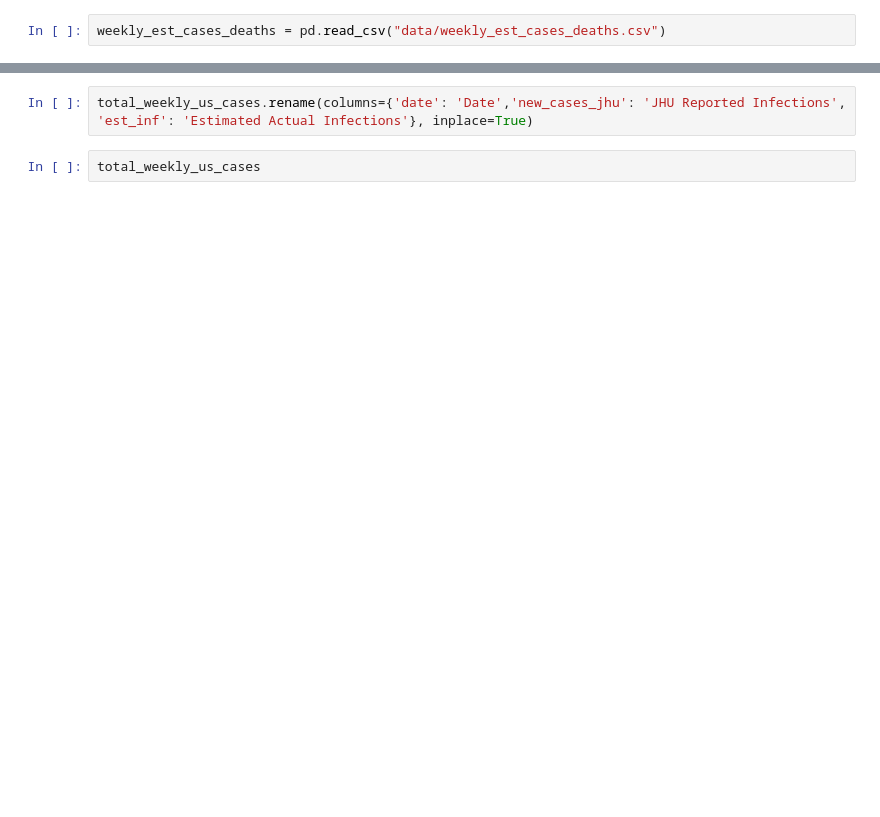
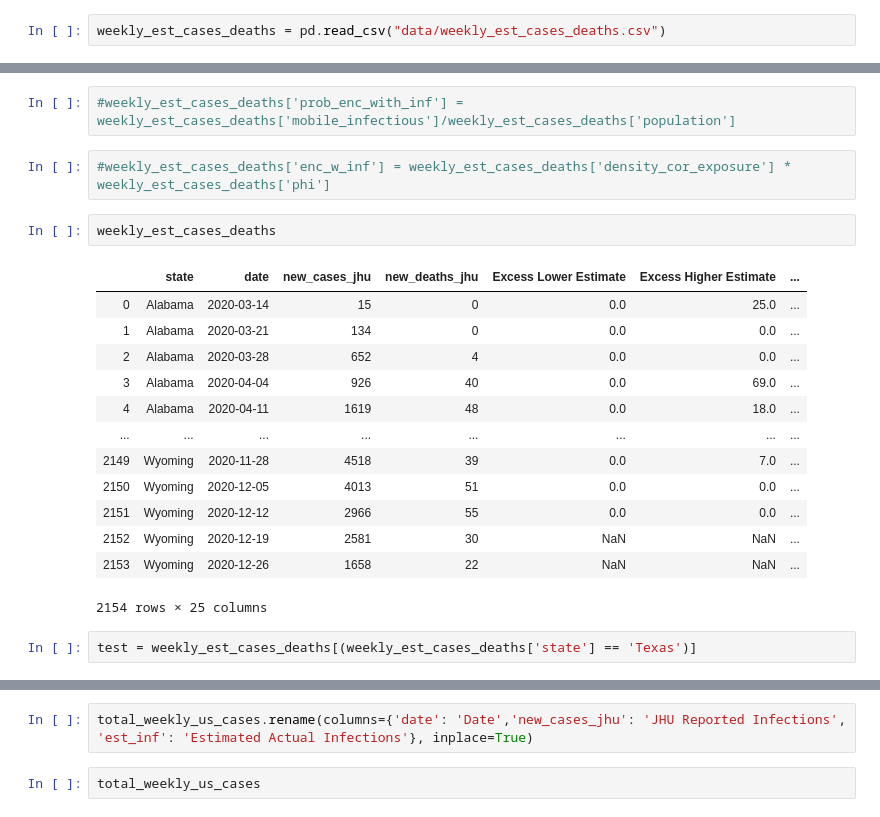
Before and after one commit to robbdunlap/covid_app, a Jupyter notebook: Untitled.ipynb, the cells around one changed output, grey strips where cells are left out. Cells and saved outputs as stored; diff of their text form; blank space fills up the shorter version.

```diff
--- a/Untitled.ipynb
+++ b/Untitled.ipynb
@@ -5,0 +27,22 @@ weekly_est_cases_deaths = pd.read_csv("data/weekly_est_cases_deaths.csv")
+# %%
+#weekly_est_cases_deaths['prob_enc_with_inf'] = weekly_est_cases_deaths['mobile_infectious']/weekly_est_cases_deaths['population']
+# %%
+#weekly_est_cases_deaths['enc_w_inf'] = weekly_est_cases_deaths['density_cor_exposure'] * weekly_est_cases_deaths['phi']
+# %%
+weekly_est_cases_deaths
+# %% [output]
+|  | state | date | new_cases_jhu | new_deaths_jhu | Excess Lower Estimate | Excess Higher Estimate | ... |
+| 0 | Alabama | 2020-03-14 | 15 | 0 | 0.0 | 25.0 | ... |
+| 1 | Alabama | 2020-03-21 | 134 | 0 | 0.0 | 0.0 | ... |
+| 2 | Alabama | 2020-03-28 | 652 | 4 | 0.0 | 0.0 | ... |
+| 3 | Alabama | 2020-04-04 | 926 | 40 | 0.0 | 69.0 | ... |
+| 4 | Alabama | 2020-04-11 | 1619 | 48 | 0.0 | 18.0 | ... |
+| ... | ... | ... | ... | ... | ... | ... | ... |
+| 2149 | Wyoming | 2020-11-28 | 4518 | 39 | 0.0 | 7.0 | ... |
+| 2150 | Wyoming | 2020-12-05 | 4013 | 51 | 0.0 | 0.0 | ... |
+| 2151 | Wyoming | 2020-12-12 | 2966 | 55 | 0.0 | 0.0 | ... |
+| 2152 | Wyoming | 2020-12-19 | 2581 | 30 | NaN | NaN | ... |
+| 2153 | Wyoming | 2020-12-26 | 1658 | 22 | NaN | NaN | ... |
+2154 rows × 25 columns
+# %%
+test = weekly_est_cases_deaths[(weekly_est_cases_deaths['state'] == 'Texas')]
```
Also changed, not shown: parts of 5 cells of this notebook, 3 other files.
